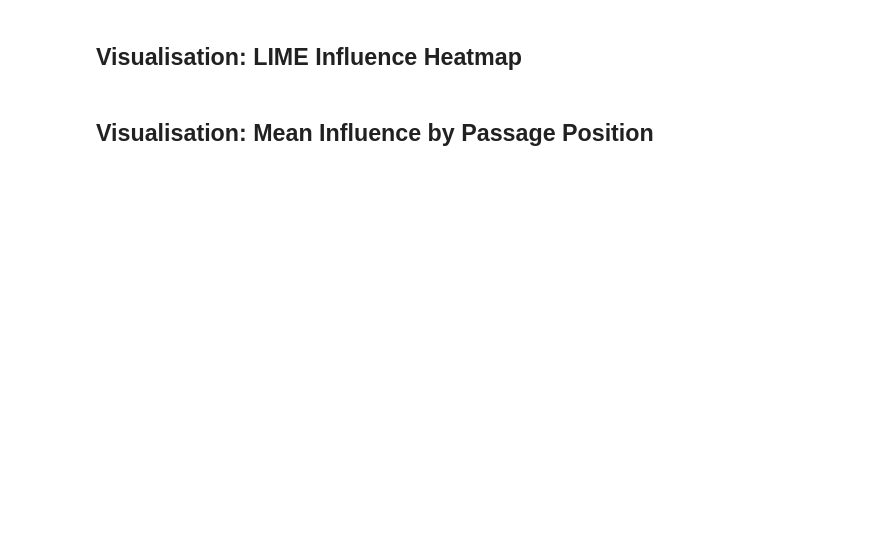
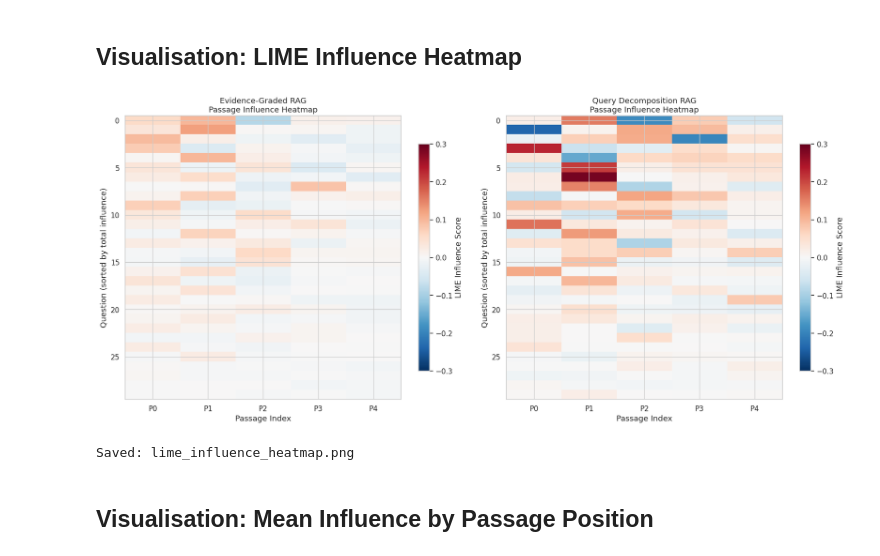
Before and after one commit to maalolankannan1/MedicalQA_RAG, a Jupyter notebook: notebooks/lime_passage_xai.ipynb, the cells around one changed output. Drawn from its saved outputs; the diff is of its cells as text; code cells hidden in the pictures; blank space fills up the shorter version.

Commit message:
Added lime

```diff
--- a/notebooks/lime_passage_xai.ipynb
+++ b/notebooks/lime_passage_xai.ipynb
@@ -356,0 +620,7 @@ for arch_name, df in datasets.items():
+# %%
+# Resume Query Decomposition RAG — rerun only failed/missing questions
+arch_name = "Query Decomposition RAG"
+output_file = RESULTS_DIR / f"lime_passage_scores_{arch_name.lower().replace(' ', '_')}.csv"
+lime_qd_df = resume_lime_from_csv(
+    datasets[arch_name], output_file, key_rotator, PROMPTS[arch_name],
+    rows_per_key=1, delay=XAI_GROQ_DELAY)
@@ -388,32 +690,35 @@ for arch_name in ARCHITECTURES:
 # %%
 fig, axes = plt.subplots(1, 2, figsize=(18, 8))
 
 for ax_idx, arch_name in enumerate(ARCHITECTURES):
     output_file = RESULTS_DIR / f"lime_passage_scores_{arch_name.lower().replace(' ', '_')}.csv"
     if not output_file.exists():
         continue
 
     lime_df = pd.read_csv(output_file)
     influence_cols = [c for c in lime_df.columns if c.startswith("passage_") and c.endswith("_influence")]
     influence_matrix = lime_df[influence_cols].values
 
     # Sort questions by total absolute influence for visual clarity
     sort_idx = np.argsort(np.abs(influence_matrix).sum(axis=1))[::-1]
-    display_matrix = influence_matrix[sort_idx[:50]]  # top 50 questions
+    display_matrix = influence_matrix[sort_idx[:30]]  # all sampled questions
 
     ax = axes[ax_idx]
     im = ax.imshow(display_matrix, aspect="auto", cmap="RdBu_r", vmin=-0.3, vmax=0.3)
     ax.set_xlabel("Passage Index")
     ax.set_ylabel("Question (sorted by total influence)")
     ax.set_title(f"{arch_name}\nPassage Influence Heatmap")
     ax.set_xticks(range(len(influence_cols)))
     ax.set_xticklabels([f"P{i}" for i in range(len(influence_cols))])
     plt.colorbar(im, ax=ax, label="LIME Influence Score", shrink=0.8)
 
 plt.tight_layout()
 plt.savefig(FIGURES_DIR / "lime_influence_heatmap.png", dpi=150, bbox_inches="tight")
 plt.show()
 print("Saved: lime_influence_heatmap.png")
+# %% [output]
+[figure, added]
+Saved: lime_influence_heatmap.png
 # %% [markdown]
 ## Visualisation: Mean Influence by Passage Position
 # %%
```
Also changed, not shown: parts of 24 cells of this notebook, 29 other files.
